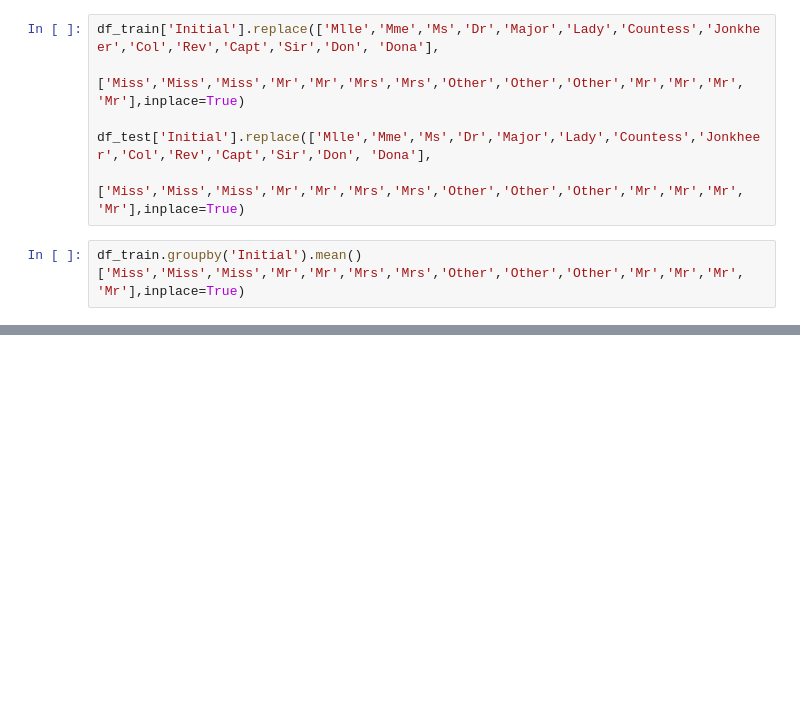
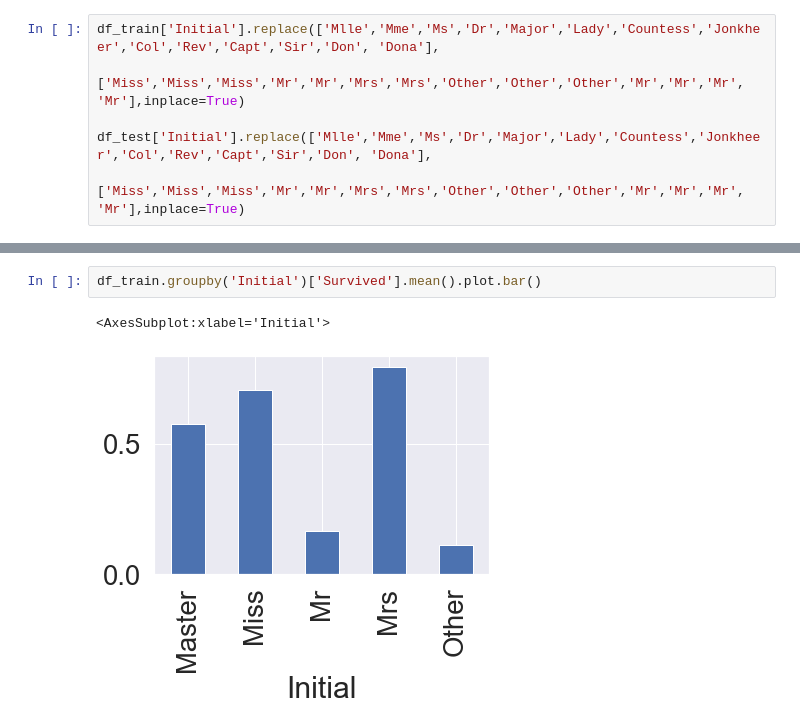
Before and after one commit to emptyfullness/Easy_to_follow_Kaggle_tutorial, a Jupyter notebook: titanic_machinelearning_transcription_ver2.ipynb, the cells around one changed output, grey strips where cells are left out. Cells and saved outputs as stored; diff of their text form; blank space fills up the shorter version.

```diff
--- a/titanic_machinelearning_transcription_ver2.ipynb
+++ b/titanic_machinelearning_transcription_ver2.ipynb
@@ -50,5 +50,3 @@ df_train['Initial'].replace(['Mlle','Mme','Ms','Dr','Major','Lady','Countess','J
 
 df_test['Initial'].replace(['Mlle','Mme','Ms','Dr','Major','Lady','Countess','Jonkheer','Col','Rev','Capt','Sir','Don', 'Dona'],
                         ['Miss','Miss','Miss','Mr','Mr','Mrs','Mrs','Other','Other','Other','Mr','Mr','Mr', 'Mr'],inplace=True)
-# %%
-df_train.groupby('Initial').mean()['Miss','Miss','Miss','Mr','Mr','Mrs','Mrs','Other','Other','Other','Mr','Mr','Mr', 'Mr'],inplace=True)
@@ -56,0 +63,5 @@ SyntaxError: unmatched ')' (<ipython-input-14-a2874f418e0c>, line 1)
+# %%
+df_train.groupby('Initial')['Survived'].mean().plot.bar()
+# %% [output]
+<AxesSubplot:xlabel='Initial'>
+[figure, added]
```
Also changed, not shown: parts of 17 cells of this notebook.
